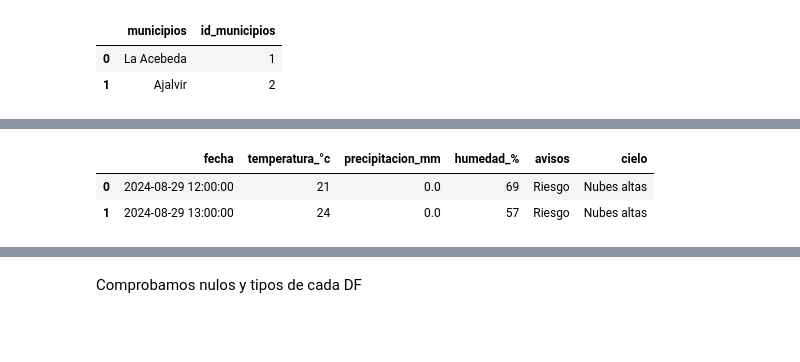
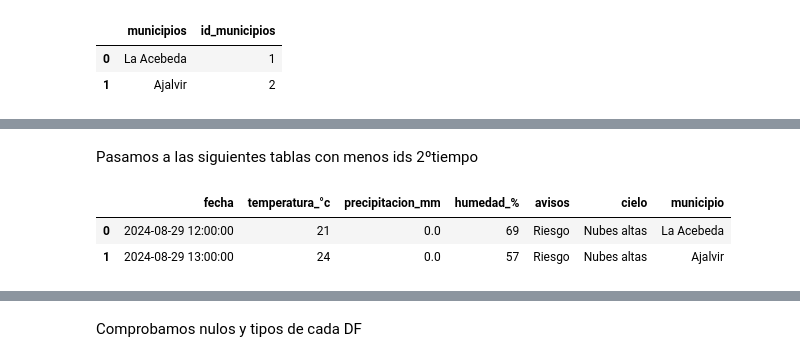
Before and after one commit to jgilsu11/laboratorio-modulo4-leccion03-SQL_y_Python, a Jupyter notebook: Df_completo.ipynb, the cells around one changed output, grey strips where cells are left out. Cells and saved outputs as stored; diff of their text form; code cells hidden in the pictures; blank space fills up the shorter version.

```diff
--- a/Df_completo.ipynb
+++ b/Df_completo.ipynb
@@ -210,14 +250,17 @@ Pasamos a las siguientes tablas con menos ids 1ºTiempo
+# %% [markdown]
+Pasamos a las siguientes tablas con menos ids 2ºtiempo
 # %%
 df= pd.DataFrame()
 df["fecha"]= df_aemet["fecha"]
 df["temperatura_°c"]= df_aemet["temp._(°c)"]
 df["precipitacion_mm"]= df_aemet["precipitación_(mm)"]
 df["humedad_%"]= df_aemet["humedad_relativa_(%)"]
 df["avisos"]= df_aemet["avisos"]
 df["cielo"]= df_aemet["cielo"]
+df["municipio"]= df_municipioss["nombre_municipio"]
 df_tiempo= df
 df_tiempo.head(2)
 # %% [output]
-|  | fecha | temperatura_°c | precipitacion_mm | humedad_% | avisos | cielo |
-| 0 | 2024-08-29 12:00:00 | 21 | 0.0 | 69 | Riesgo | Nubes altas |
-| 1 | 2024-08-29 13:00:00 | 24 | 0.0 | 57 | Riesgo | Nubes altas |
+|  | fecha | temperatura_°c | precipitacion_mm | humedad_% | avisos | cielo | municipio |
+| 0 | 2024-08-29 12:00:00 | 21 | 0.0 | 69 | Riesgo | Nubes altas | La Acebeda |
+| 1 | 2024-08-29 13:00:00 | 24 | 0.0 | 57 | Riesgo | Nubes altas | Ajalvir |
```
Also changed, not shown: parts of 20 cells of this notebook.
